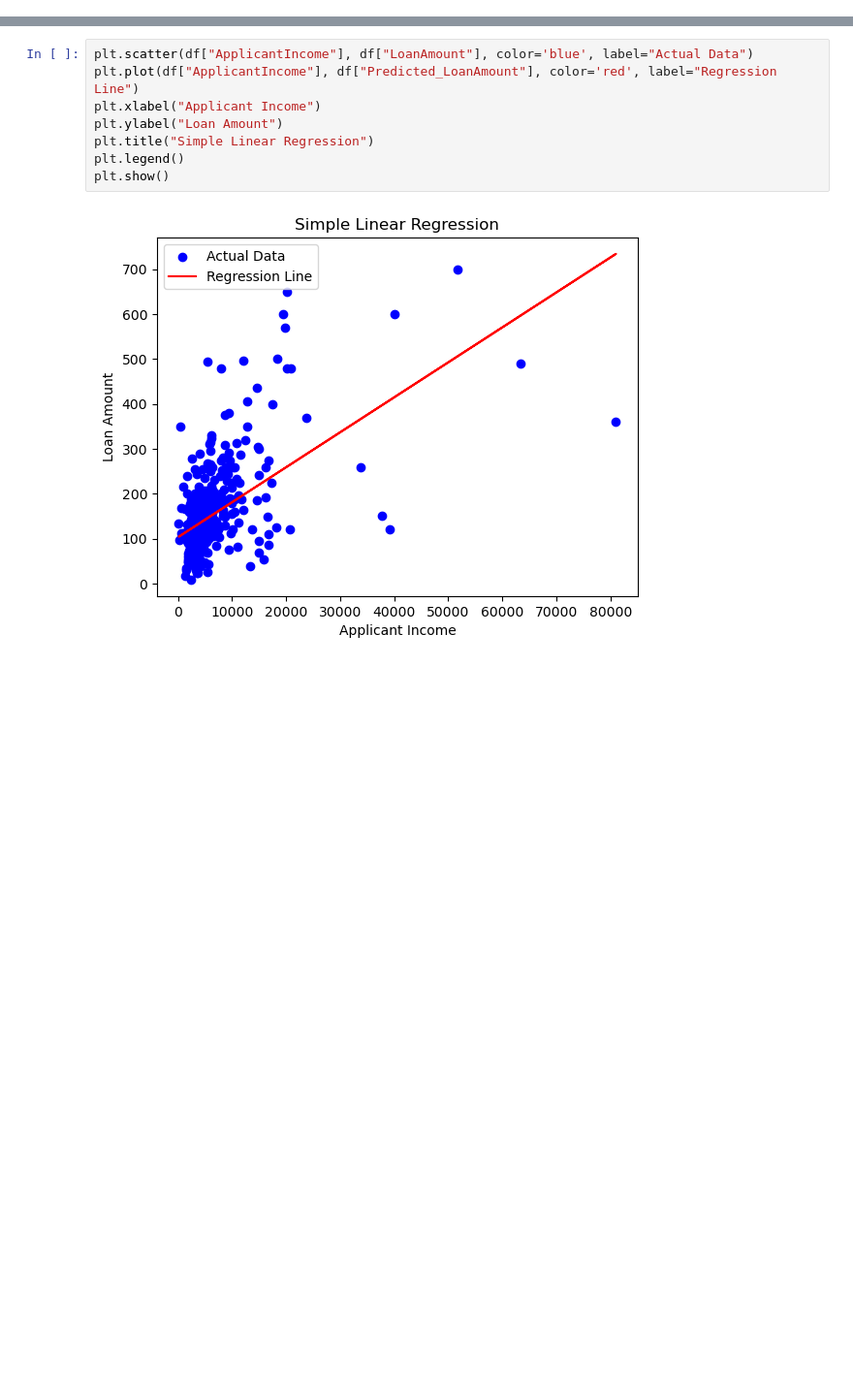
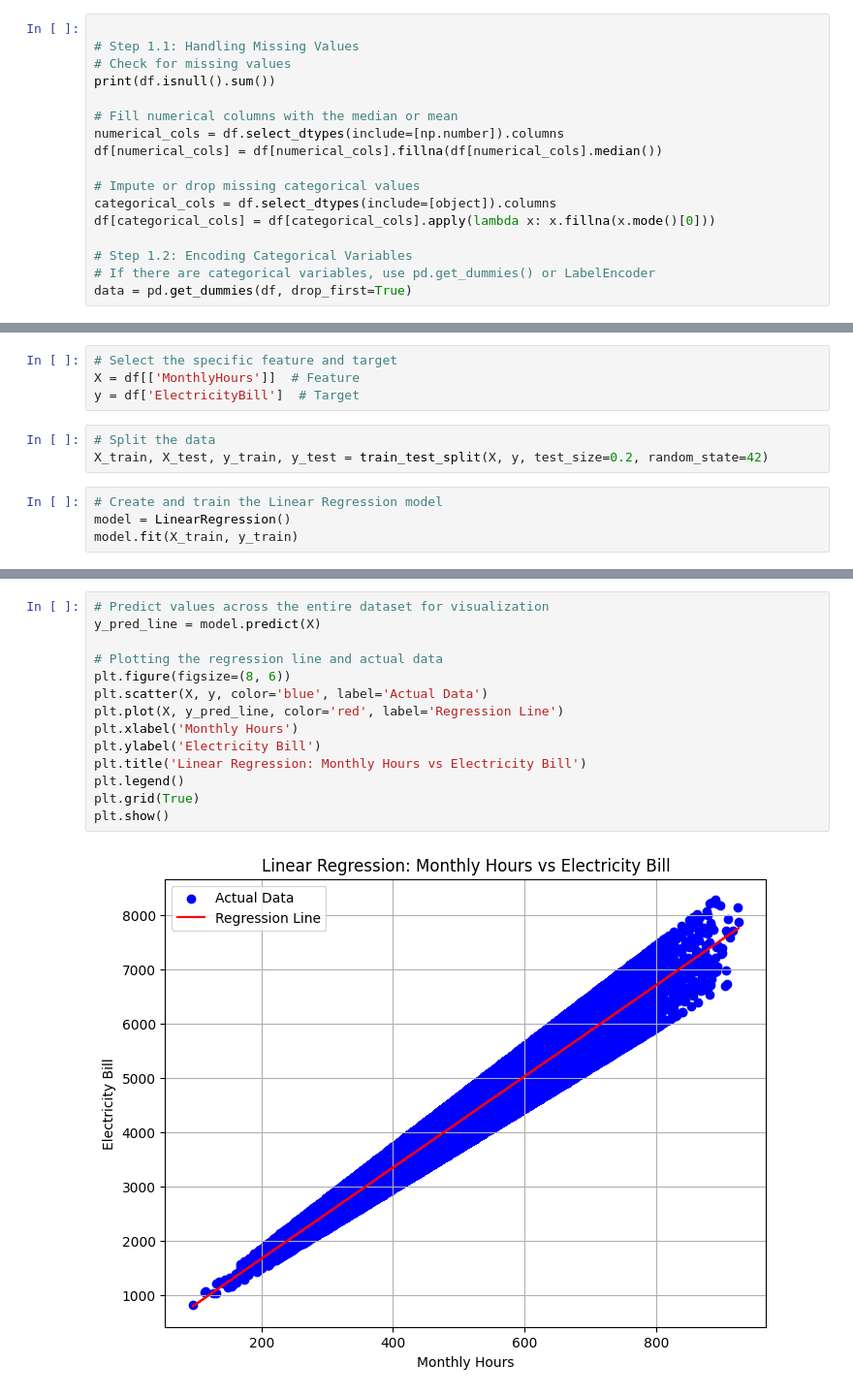
Before and after one commit to shrutishimpi2/ML_Lab_Assignments, a Jupyter notebook: Assignment_2.ipynb, the cells around one changed output, grey strips where cells are left out. Shown at 97% size. Drawn from its saved outputs; the diff is of its cells as text; blank space fills up the shorter version.

```diff
--- a/Assignment_2.ipynb
+++ b/Assignment_2.ipynb
@@ -82,0 +34,17 @@ df["Predicted_LoanAmount"] = B0 + B1 * df["ApplicantIncome"]
+# %%
+
+# Step 1.1: Handling Missing Values
+# Check for missing values
+print(df.isnull().sum())
+
+# Fill numerical columns with the median or mean
+numerical_cols = df.select_dtypes(include=[np.number]).columns
+df[numerical_cols] = df[numerical_cols].fillna(df[numerical_cols].median())
+
+# Impute or drop missing categorical values
+categorical_cols = df.select_dtypes(include=[object]).columns
+df[categorical_cols] = df[categorical_cols].apply(lambda x: x.fillna(x.mode()[0]))
+
+# Step 1.2: Encoding Categorical Variables
+# If there are categorical variables, use pd.get_dummies() or LabelEncoder
+data = pd.get_dummies(df, drop_first=True)
@@ -82,0 +65,11 @@ df["Predicted_LoanAmount"] = B0 + B1 * df["ApplicantIncome"]
+# %%
+# Select the specific feature and target
+X = df[['MonthlyHours']]  # Feature
+y = df['ElectricityBill']  # Target
+# %%
+# Split the data
+X_train, X_test, y_train, y_test = train_test_split(X, y, test_size=0.2, random_state=42)
+# %%
+# Create and train the Linear Regression model
+model = LinearRegression()
+model.fit(X_train, y_train)
@@ -83,10 +78,16 @@ df["Predicted_LoanAmount"] = B0 + B1 * df["ApplicantIncome"]
 # %%
-plt.scatter(df["ApplicantIncome"], df["LoanAmount"], color='blue', label="Actual Data")
-plt.plot(df["ApplicantIncome"], df["Predicted_LoanAmount"], color='red', label="Regression Line")
-plt.xlabel("Applicant Income")
-plt.ylabel("Loan Amount")
-plt.title("Simple Linear Regression")
+# Predict values across the entire dataset for visualization
+y_pred_line = model.predict(X)
+
+# Plotting the regression line and actual data
+plt.figure(figsize=(8, 6))
+plt.scatter(X, y, color='blue', label='Actual Data')
+plt.plot(X, y_pred_line, color='red', label='Regression Line')
+plt.xlabel('Monthly Hours')
+plt.ylabel('Electricity Bill')
+plt.title('Linear Regression: Monthly Hours vs Electricity Bill')
 plt.legend()
+plt.grid(True)
 plt.show()
 # %% [output]
-[figure, old version]
+[figure, new version]
```
Also changed, not shown: parts of 15 cells of this notebook.
